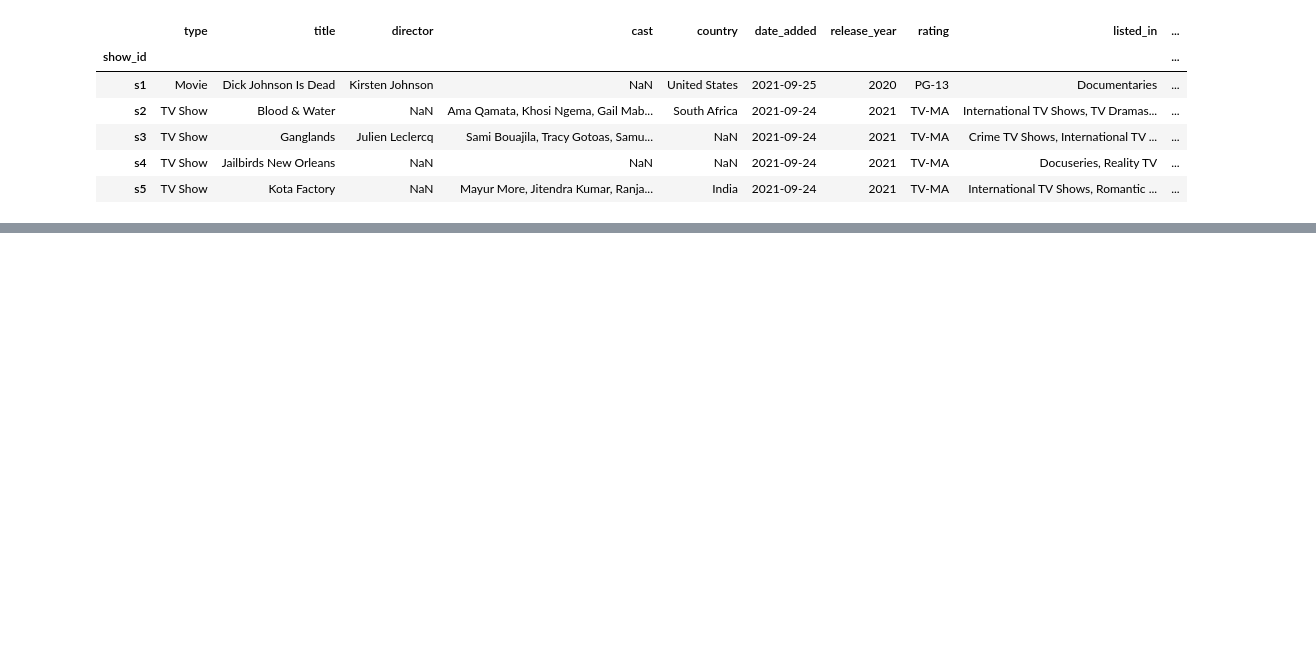
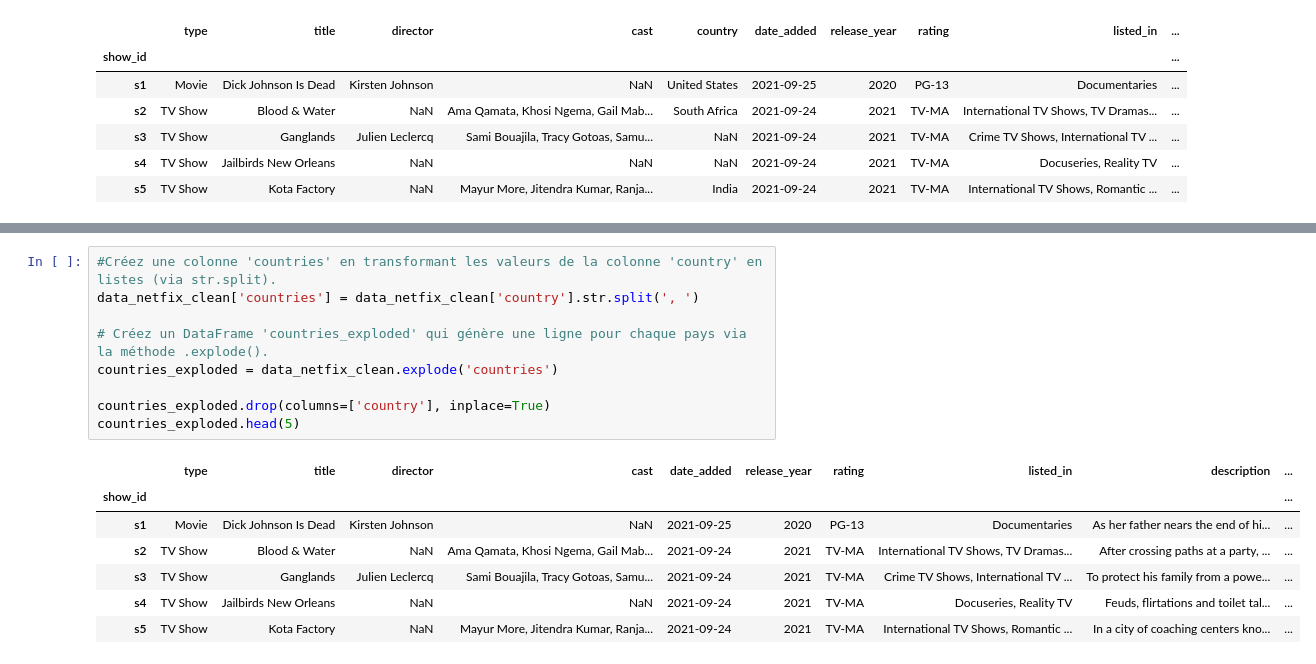
Before and after one commit to donaldseddy/Atelier_Pandas_Netfix, a Jupyter notebook: Atelier 1 - Netflix - énoncé.ipynb, the cells around one changed output, grey strips where cells are left out. Cells and saved outputs as stored; diff of their text form; blank space fills up the shorter version.

```diff
--- a/Atelier 1 - Netflix - énoncé.ipynb
+++ b/Atelier 1 - Netflix - énoncé.ipynb
@@ -266,0 +287,17 @@ data_netfix_clean.head(5)
+# %%
+#Créez une colonne 'countries' en transformant les valeurs de la colonne 'country' en listes (via str.split).
+data_netfix_clean['countries'] = data_netfix_clean['country'].str.split(', ')
+
+# Créez un DataFrame 'countries_exploded' qui génère une ligne pour chaque pays via la méthode .explode().
+countries_exploded = data_netfix_clean.explode('countries')
+
+countries_exploded.drop(columns=['country'], inplace=True)
+countries_exploded.head(5)
+# %% [output]
+|  | type | title | director | cast | date_added | release_year | rating | listed_in | description | ... |
+| show_id |  |  |  |  |  |  |  |  |  | ... |
+| s1 | Movie | Dick Johnson Is Dead | Kirsten Johnson | NaN | 2021-09-25 | 2020 | PG-13 | Documentaries | As her father nears the end of hi... | ... |
+| s2 | TV Show | Blood & Water | NaN | Ama Qamata, Khosi Ngema, Gail Mab... | 2021-09-24 | 2021 | TV-MA | International TV Shows, TV Dramas... | After crossing paths at a party, ... | ... |
+| s3 | TV Show | Ganglands | Julien Leclercq | Sami Bouajila, Tracy Gotoas, Samu... | 2021-09-24 | 2021 | TV-MA | Crime TV Shows, International TV ... | To protect his family from a powe... | ... |
+| s4 | TV Show | Jailbirds New Orleans | NaN | NaN | 2021-09-24 | 2021 | TV-MA | Docuseries, Reality TV | Feuds, flirtations and toilet tal... | ... |
+| s5 | TV Show | Kota Factory | NaN | Mayur More, Jitendra Kumar, Ranja... | 2021-09-24 | 2021 | TV-MA | International TV Shows, Romantic ... | In a city of coaching centers kno... | ... |
```
Also changed, not shown: parts of 4 cells of this notebook, 1 other file.
